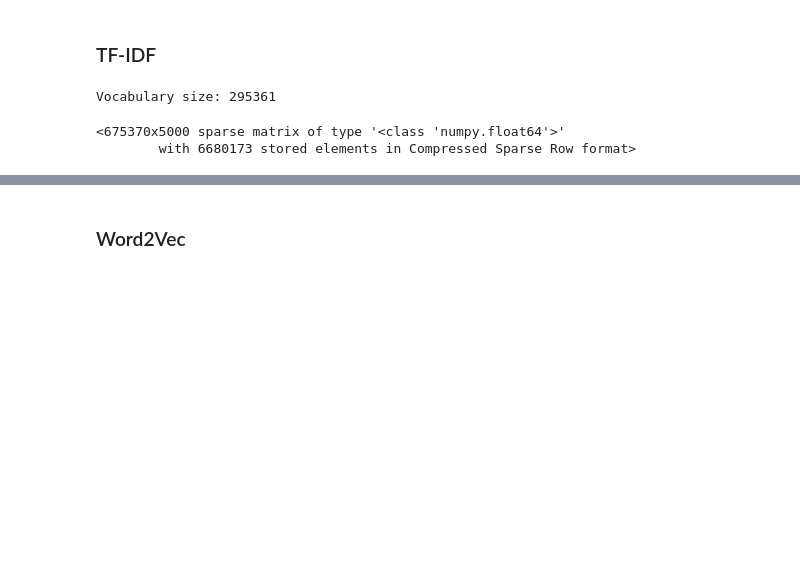
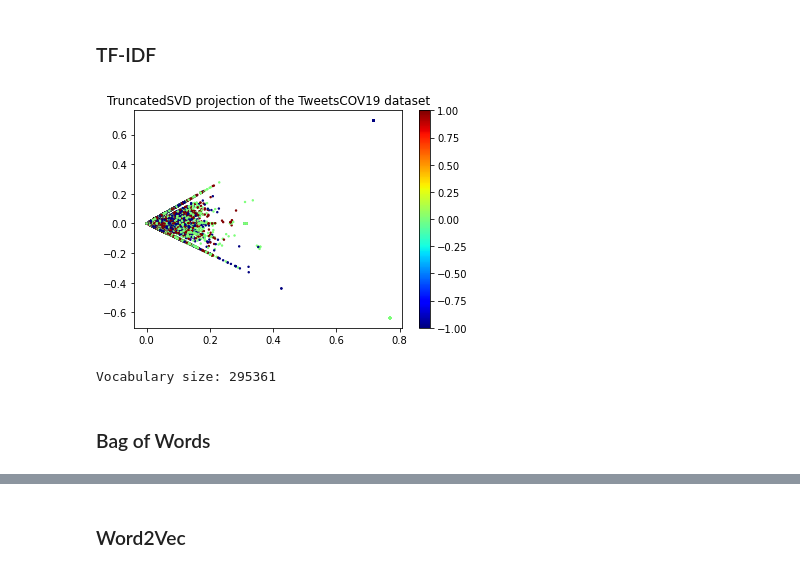
Before and after one commit to AntanasMurelis/SentPred, a Jupyter notebook: Analysis.ipynb, the cells around one changed output, grey strips where cells are left out. Saved outputs shown, nothing was run; the diff lists cells and outputs as text; code cells hidden in the pictures; blank space fills up the shorter version.

Commit message:
Implemented BoW
Visualisation using truncated SVD for the high dimensional embeddings

```diff
--- a/Analysis.ipynb
+++ b/Analysis.ipynb
@@ -452,17 +452,22 @@ tfidf_embeddings = vectorizer.fit_transform(tweets_text)
 # %%
 from umap import umap_ as umap
 import matplotlib.pyplot as plt
+from sklearn.decomposition import TruncatedSVD
 
-# Reduce dimensionality using UMAP
-reducer = umap.UMAP()
-umap_embeddings = reducer.fit_transform(tfidf_embeddings)
+# Reduce dimensionality using TruncatedSVD
+svd = TruncatedSVD(n_components=2)
+reduced_embeddings = svd.fit_transform(tfidf_embeddings)
 
-# Create a scatter plot of the UMAP embeddings
-plt.scatter(umap_embeddings[:, 0], umap_embeddings[:, 1], s=5, alpha=0.5)
-plt.xlabel('UMAP 1')
-plt.ylabel('UMAP 2')
-plt.title('UMAP Visualization of TF-IDF Embeddings')
+# Assuming 'sentiment_labels' contains the sentiment labels for each tweet in the dataset
+sentiment_labels = t_tweets['Sentiment_Class']
+
+# Create a scatter plot of the reduced embeddings with colors based on sentiment labels
+plt.scatter(reduced_embeddings[:, 0], reduced_embeddings[:, 1], s=2, c=sentiment_labels, cmap='jet')
+plt.title("TruncatedSVD projection of the TweetsCOV19 dataset")
+plt.colorbar()
 plt.show()
+# %% [output]
+[figure, added]
 # %%
 unique_tokens = set()
 
@@ -474,8 +479,3 @@ vocabulary_size = len(unique_tokens)
 print(f"Vocabulary size: {vocabulary_size}")
 # %% [output]
 Vocabulary size: 295361
-# %%
-tfidf_embeddings
-# %% [output]
-<675370x5000 sparse matrix of type '<class 'numpy.float64'>'
-        with 6680173 stored elements in Compressed Sparse Row format>
@@ -500,0 +482,2 @@ print(bow_embeddings.head())
+# %% [markdown]
+### Bag of Words
```
Also changed, not shown: parts of 3 cells of this notebook.
